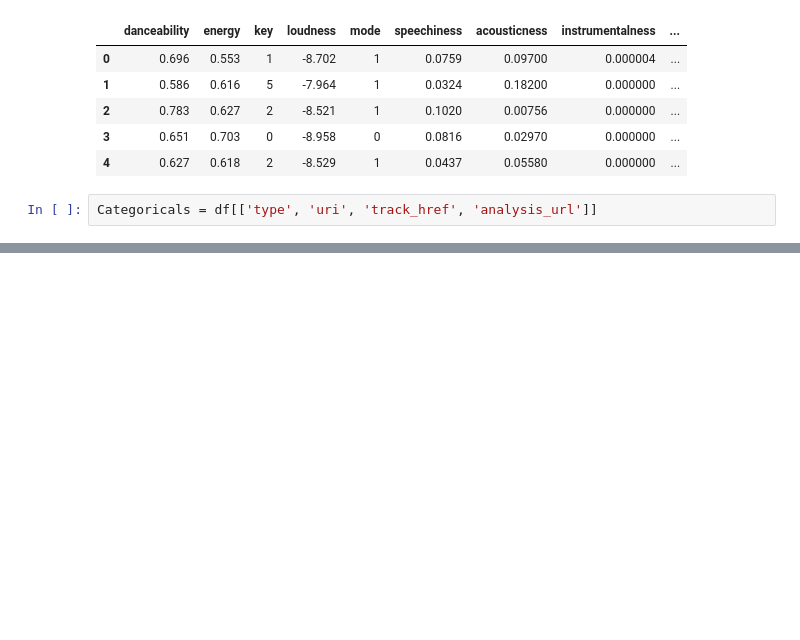
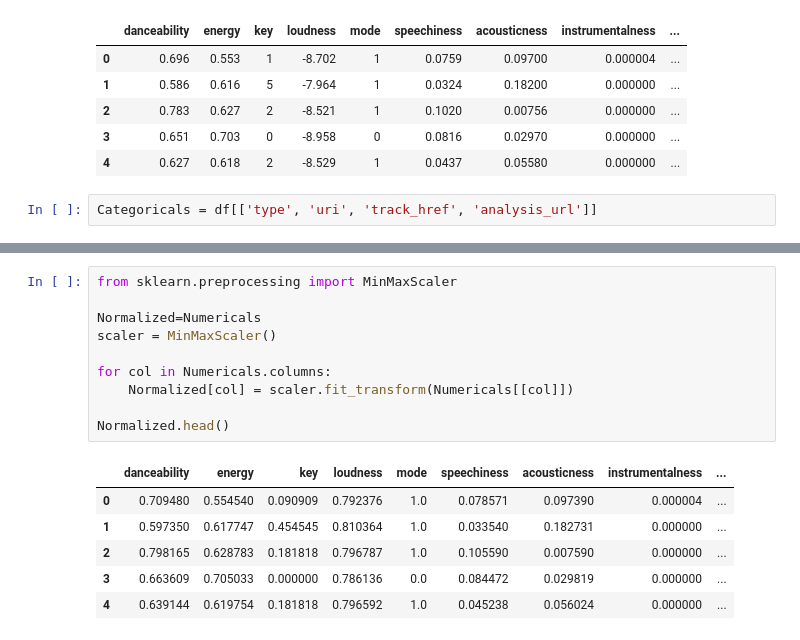
Before and after one commit to ironhack-labs/lab-unsupervised-learning-intro, a Jupyter notebook: lab26.ipynb, the cells around one changed output, grey strips where cells are left out. Drawn from its saved outputs; the diff is of its cells as text; blank space fills up the shorter version.

```diff
--- a/lab26.ipynb
+++ b/lab26.ipynb
@@ -179,2 +146,19 @@ pd.DataFrame(X_prep)
+# %%
+from sklearn.preprocessing import MinMaxScaler
+
+Normalized=Numericals
+scaler = MinMaxScaler()
+
+for col in Numericals.columns:
+    Normalized[col] = scaler.fit_transform(Numericals[[col]])
+
+Normalized.head()
+# %% [output]
+|  | danceability | energy | key | loudness | mode | speechiness | acousticness | instrumentalness | ... |
+| 0 | 0.709480 | 0.554540 | 0.090909 | 0.792376 | 1.0 | 0.078571 | 0.097390 | 0.000004 | ... |
+| 1 | 0.597350 | 0.617747 | 0.454545 | 0.810364 | 1.0 | 0.033540 | 0.182731 | 0.000000 | ... |
+| 2 | 0.798165 | 0.628783 | 0.181818 | 0.796787 | 1.0 | 0.105590 | 0.007590 | 0.000000 | ... |
+| 3 | 0.663609 | 0.705033 | 0.000000 | 0.786136 | 0.0 | 0.084472 | 0.029819 | 0.000000 | ... |
+| 4 | 0.639144 | 0.619754 | 0.181818 | 0.796592 | 1.0 | 0.045238 | 0.056024 | 0.000000 | ... |
 # %%
 kmeans = KMeans(n_clusters = 8, random_state = 1234)
```
Also changed, not shown: parts of 23 cells of this notebook, 4 other files.
